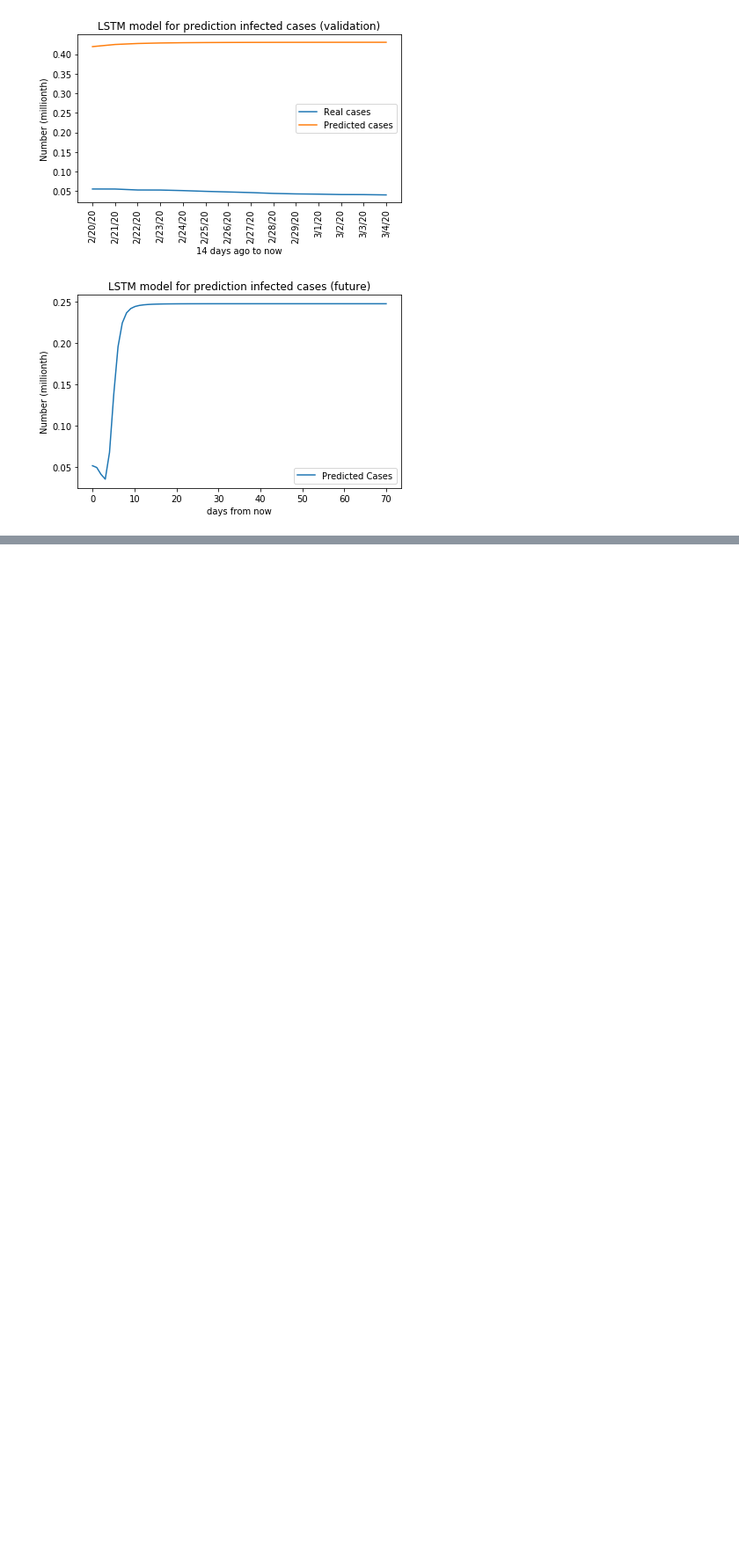
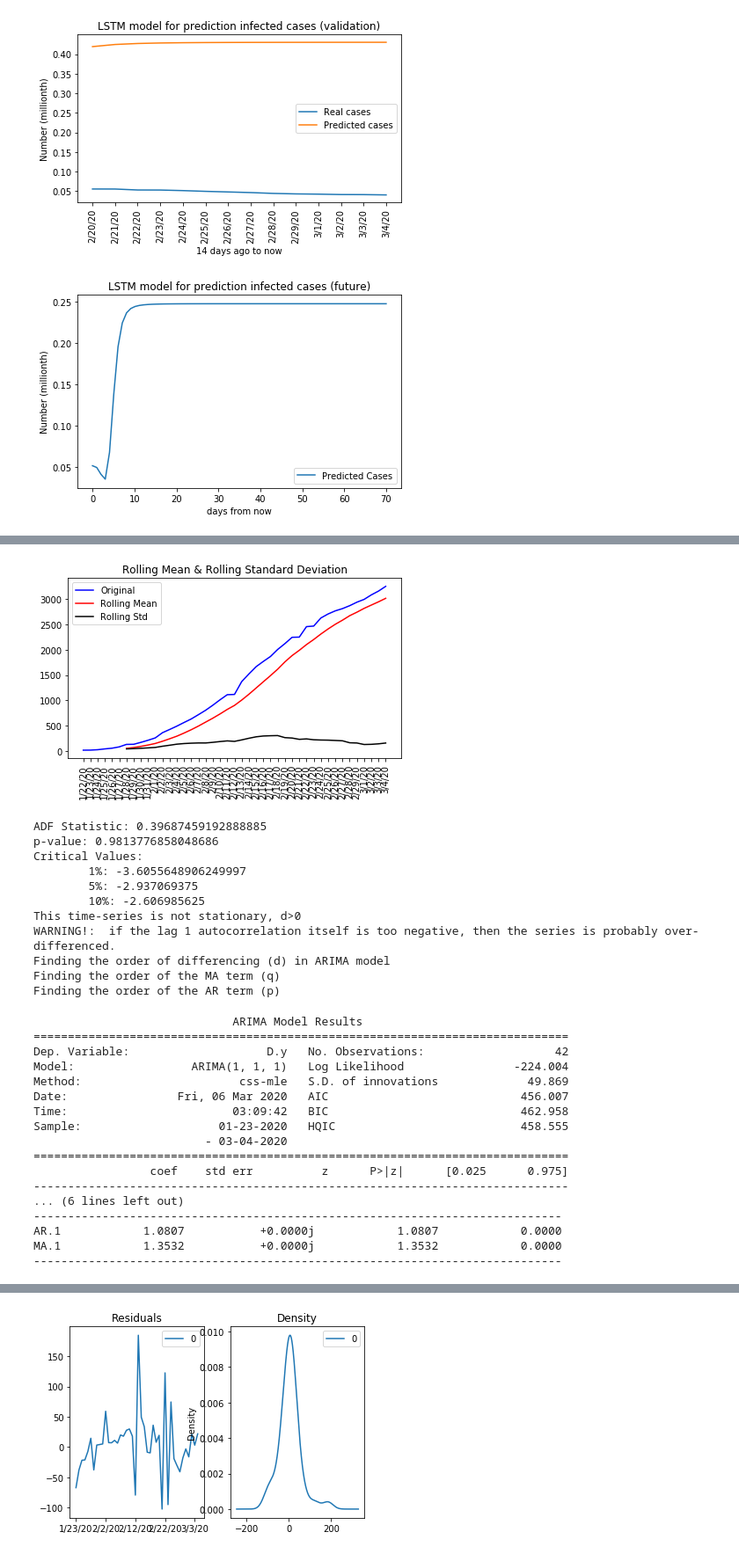
Before and after one commit to WachiRatip/covid19_models, a Jupyter notebook: scr/main.ipynb, the cells around one changed output, grey strips where cells are left out. Shown at 88% size. Cells and saved outputs as stored; diff of their text form; code cells hidden in the pictures; blank space fills up the shorter version.

```diff
--- a/scr/main.ipynb
+++ b/scr/main.ipynb
@@ -724,0 +814,36 @@ MA.1            1.0001           +0.0000j            1.0001            0.0000
+# %%
+is_stationary(total_death)
+pdq_analysis(total_death)
+order = (1,1,1)
+arima_death = build_arima(total_cases=total_death, name="deaths", order=order)
+arima_death_validation = build_arima_valiadation(total_cases=total_death, name="deaths", order=order)
+# %% [output]
+[figure, added]
+ADF Statistic: 0.39687459192888885
+p-value: 0.9813776858048686
+Critical Values:
+        1%: -3.6055648906249997
+        5%: -2.937069375
+        10%: -2.606985625
+This time-series is not stationary, d>0
+WARNING!:  if the lag 1 autocorrelation itself is too negative, then the series is probably over-differenced.
+Finding the order of differencing (d) in ARIMA model
+Finding the order of the MA term (q)
+Finding the order of the AR term (p)
+                             ARIMA Model Results
+==============================================================================
+Dep. Variable:                    D.y   No. Observations:                   42
+Model:                 ARIMA(1, 1, 1)   Log Likelihood                -224.004
+Method:                       css-mle   S.D. of innovations             49.869
+Date:                Fri, 06 Mar 2020   AIC                            456.007
+Time:                        03:09:42   BIC                            462.958
+Sample:                    01-23-2020   HQIC                           458.555
+                         - 03-04-2020
+==============================================================================
+                 coef    std err          z      P>|z|      [0.025      0.975]
+------------------------------------------------------------------------------
+... (6 lines left out)
+-----------------------------------------------------------------------------
+AR.1            1.0807           +0.0000j            1.0807            0.0000
+MA.1            1.3532           +0.0000j            1.3532            0.0000
+-----------------------------------------------------------------------------
@@ -724,0 +852 @@ MA.1            1.0001           +0.0000j            1.0001            0.0000
+[figure, added]
```
Also changed, not shown: parts of 16 cells of this notebook, 8 other files.
